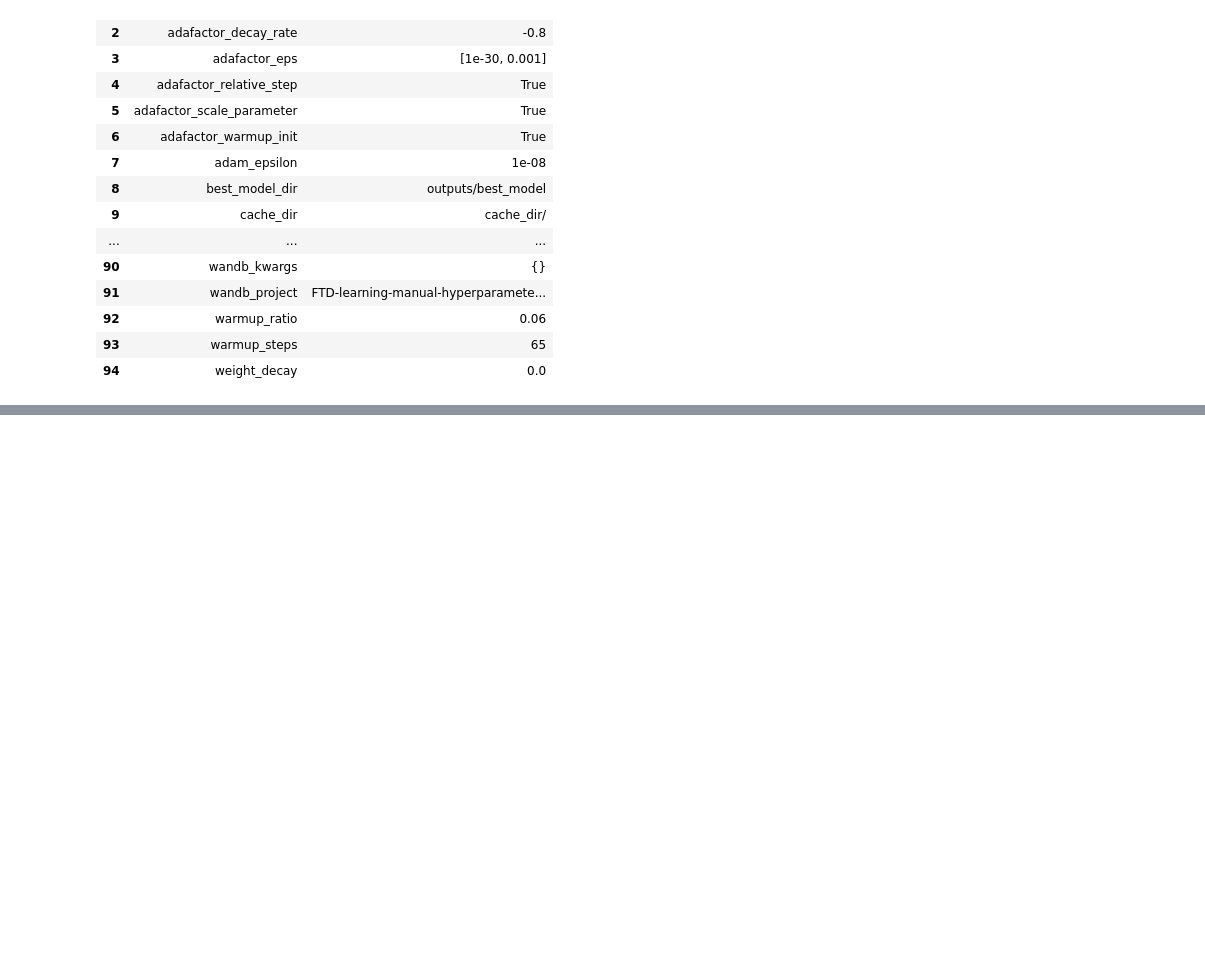
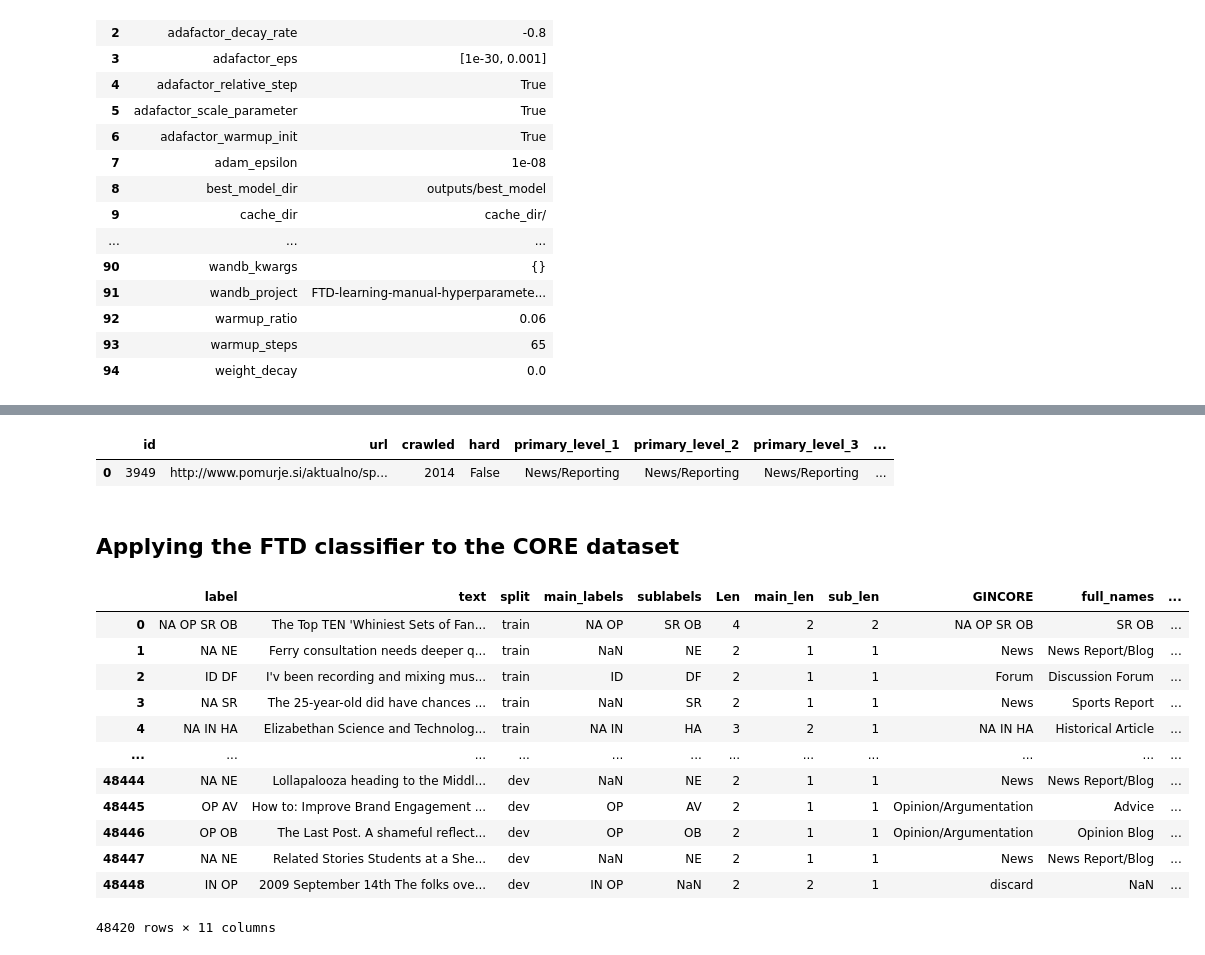
Before and after one commit to TajaKuzman/Genre-Datasets-Comparison, a Jupyter notebook: 2.2-FTD-classifier-testing.ipynb, the cells around one changed output, grey strips where cells are left out. Drawn from its saved outputs; the diff is of its cells as text; code cells hidden in the pictures; blank space fills up the shorter version.

```diff
--- a/2.2-FTD-classifier-testing.ipynb
+++ b/2.2-FTD-classifier-testing.ipynb
@@ -260,0 +294,7 @@ For debugging consider passing CUDA_LAUNCH_BLOCKING=1.
+# %%
+# First, use the Slovene data - rename the column with slovene text to "text"
+ginco_df = ginco_df.rename(columns= {"full_text": "text"})
+ginco_df.head(1)
+# %% [output]
+|  | id | url | crawled | hard | primary_level_1 | primary_level_2 | primary_level_3 | ... |
+| 0 | 3949 | http://www.pomurje.si/aktualno/sp... | 2014 | False | News/Reporting | News/Reporting | News/Reporting | ... |
@@ -260,0 +335,21 @@ For debugging consider passing CUDA_LAUNCH_BLOCKING=1.
+# %% [markdown]
+## Applying the FTD classifier to the CORE dataset
+# %%
+# Import data about CORE
+core_df = pd.read_csv("Data-Preparation/data/CORE-all-information.csv", sep="\t", index_col=0)
+
+core_df
+# %% [output]
+|  | label | text | split | main_labels | sublabels | Len | main_len | sub_len | GINCORE | full_names | ... |
+| 0 | NA OP SR OB | The Top TEN 'Whiniest Sets of Fan... | train | NA OP | SR OB | 4 | 2 | 2 | NA OP SR OB | SR OB | ... |
+| 1 | NA NE | Ferry consultation needs deeper q... | train | NaN | NE | 2 | 1 | 1 | News | News Report/Blog | ... |
+| 2 | ID DF | I'v been recording and mixing mus... | train | ID | DF | 2 | 1 | 1 | Forum | Discussion Forum | ... |
+| 3 | NA SR | The 25-year-old did have chances ... | train | NaN | SR | 2 | 1 | 1 | News | Sports Report | ... |
+| 4 | NA IN HA | Elizabethan Science and Technolog... | train | NA IN | HA | 3 | 2 | 1 | NA IN HA | Historical Article | ... |
+| ... | ... | ... | ... | ... | ... | ... | ... | ... | ... | ... | ... |
+| 48444 | NA NE | Lollapalooza heading to the Middl... | dev | NaN | NE | 2 | 1 | 1 | News | News Report/Blog | ... |
+| 48445 | OP AV | How to: Improve Brand Engagement ... | dev | OP | AV | 2 | 1 | 1 | Opinion/Argumentation | Advice | ... |
+| 48446 | OP OB | The Last Post. A shameful reflect... | dev | OP | OB | 2 | 1 | 1 | Opinion/Argumentation | Opinion Blog | ... |
+| 48447 | NA NE | Related Stories Students at a She... | dev | NaN | NE | 2 | 1 | 1 | News | News Report/Blog | ... |
+| 48448 | IN OP | 2009 September 14th The folks ove... | dev | IN OP | NaN | 2 | 2 | 1 | discard | NaN | ... |
+48420 rows × 11 columns
```
Also changed, not shown: parts of 16 cells of this notebook, 4 other files.
